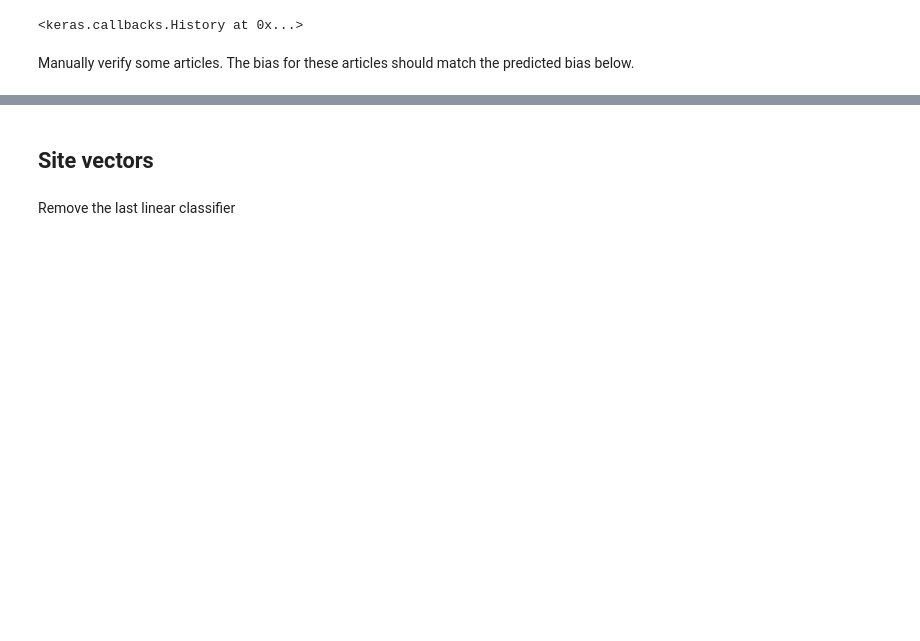
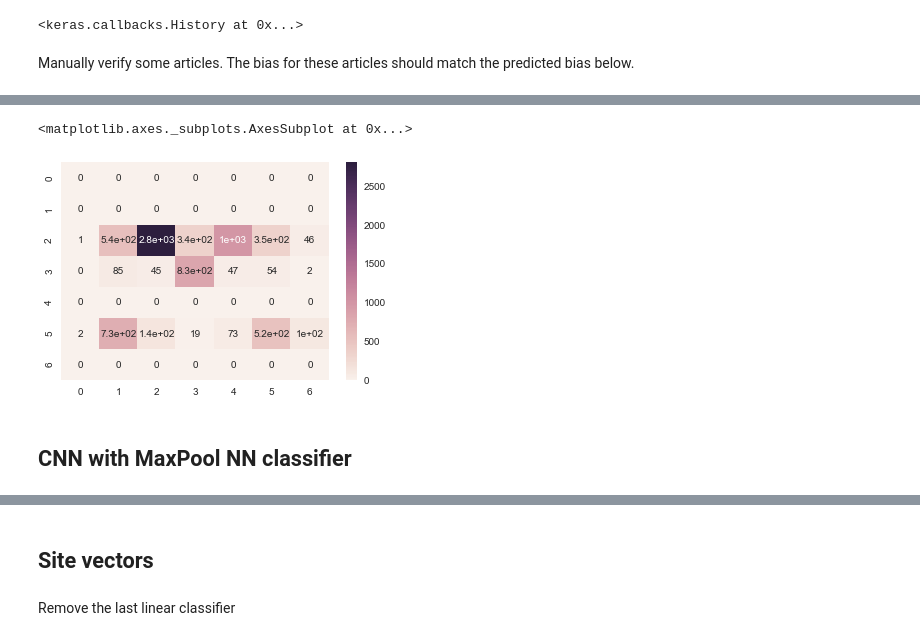
Before and after one commit to zermelozf/newspapers-clustering, a Jupyter notebook: python-scripts/nn-classifier-keras-title.ipynb, the cells around one changed output, grey strips where cells are left out. Saved outputs shown, nothing was run; the diff lists cells and outputs as text; code cells hidden in the pictures; blank space fills up the shorter version.

```diff
--- a/python-scripts/nn-classifier-keras-title.ipynb
+++ b/python-scripts/nn-classifier-keras-title.ipynb
@@ -155,8 +162,8 @@ from keras.optimizers import Adam
 k_model = Sequential([
     Embedding(vocab_size, 32, input_length=seq_len),
     Flatten(),
-    Dense(100, activation='relu'),
-    Dropout(0.7),
+    Dense(50, activation='relu'),
+    Dropout(0.3),
     Dense(7, activation='softmax')])
 # %%
 k_model.compile(loss='sparse_categorical_crossentropy', optimizer=Adam(), metrics=['accuracy'])
@@ -185,6 +174,5 @@ from keras.utils.np_utils import to_categorical
 labels_train = np.array(df_train['bias'])
 labels_test = np.array(df_test['bias'])
 
-print(labels_test[:3])
-k_model.fit(trn, labels_train, validation_data=(test, labels_test), nb_epoch=3, batch_size=batch_size)
+k_model.fit(trn, labels_train, validation_data=(test, labels_test), nb_epoch=2, batch_size=batch_size)
 # %% [output]
@@ -218,0 +216,3 @@ array([1, 4, 0, 3, 0, 1, 1])
+# %%
+cm = confusion_matrix(labels_test, predictions)
+cm
@@ -218,0 +227,7 @@ array([1, 4, 0, 3, 0, 1, 1])
+# %%
+sn.heatmap(cm, annot=True)
+# %% [output]
+<matplotlib.axes._subplots.AxesSubplot at 0x...>
+[figure, added]
+# %% [markdown]
+## CNN with MaxPool NN classifier
```
Also changed, not shown: parts of 34 cells of this notebook, 2 other files.
